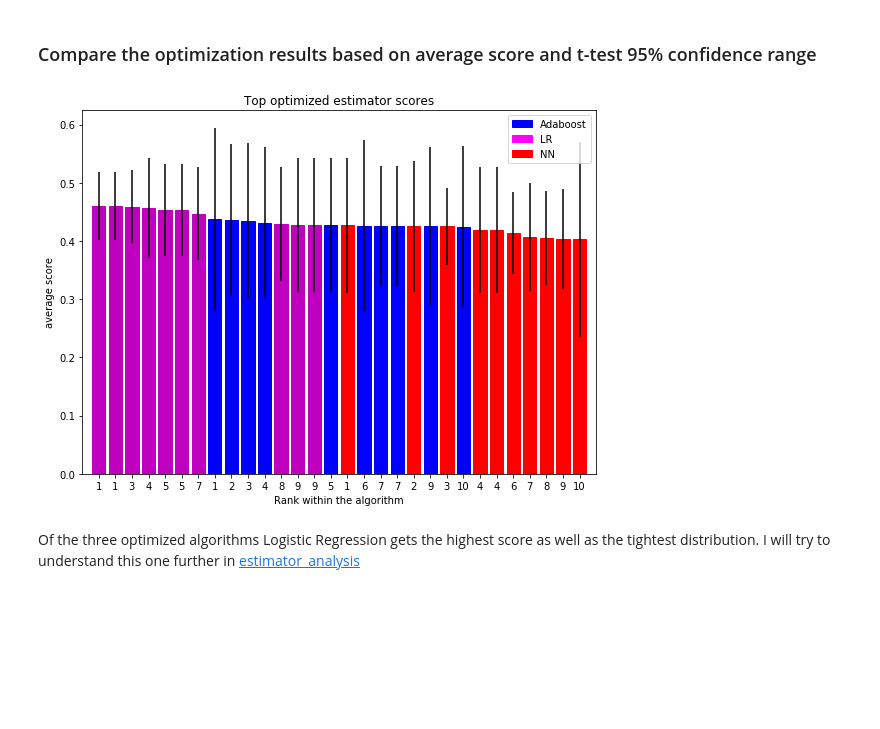
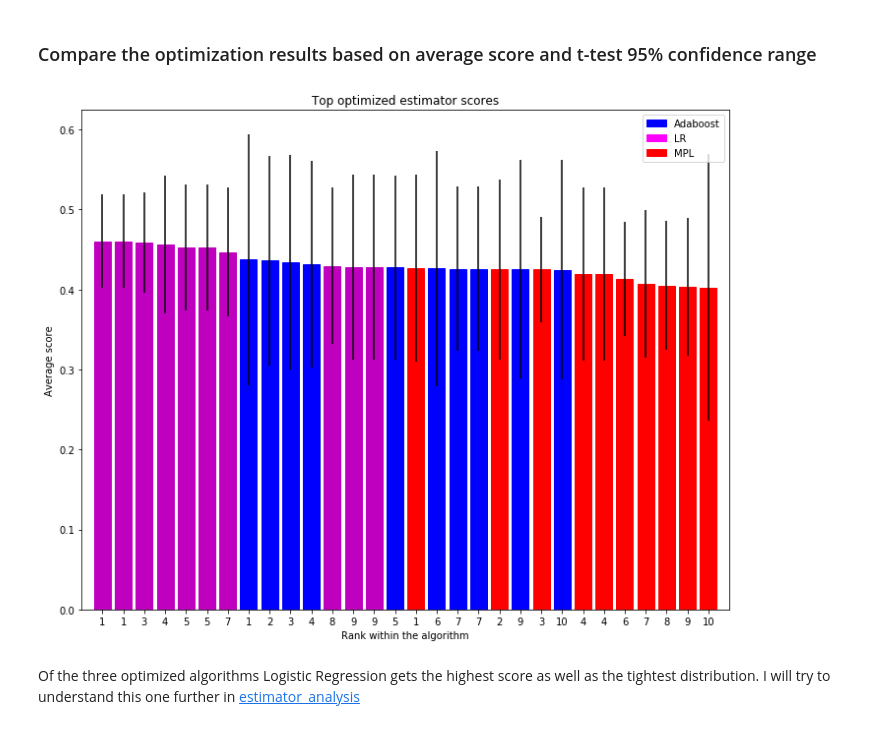
Before and after one commit to trnoriega/chemproject, a Jupyter notebook: 8_parameter_optimization.ipynb, the cells around one changed output. Drawn from its saved outputs; the diff is of its cells as text; code cells hidden in the pictures; blank space fills up the shorter version.

Commit message:
Save optimized_comparison figure.

```diff
--- a/8_parameter_optimization.ipynb
+++ b/8_parameter_optimization.ipynb
@@ -235,14 +235,17 @@ Fitting 4 folds for each of 90 candidates, totalling 360 fits
 # %% [markdown]
 ### Save the search results
 # %%
-grids = {
-         'abc': abc_grid,
-         'lr': lr_grid,
-         'nn': nn_grid
-        }
+# grids = {
+#          'abc': abc_grid,
+#          'lr': lr_grid,
+#          'nn': nn_grid
+#         }
 
 DATA_PATH = path.join(BASE_DATA_PATH, 'fp', 'parameter_optimization')
 grids_path = path.join(DATA_PATH, 'grids.pkl')
 
-with open(grids_path, 'wb') as f:
-    pickle.dump(grids, f, protocol=pickle.HIGHEST_PROTOCOL)
+# with open(grids_path, 'wb') as f:
+#     pickle.dump(grids, f, protocol=pickle.HIGHEST_PROTOCOL)
+
+with open(grids_path, 'rb') as f:
+    grids = pickle.load(f)
@@ -295,7 +304,7 @@ def find_top_scores(grid, class_types, cutoff=5, cv=4, verbose=False):
     return names_scores
 # %%
 class_types = [(AdaBoostClassifier, 'AdaBoost'),
-               (LogisticRegression, 'LR'), (MLPClassifier, 'NN')]
+               (LogisticRegression, 'LR'), (MLPClassifier, 'MPL')]
 
 abc_scores = find_top_scores(grids['abc'], class_types, cutoff=10)
 lr_scores = find_top_scores(grids['lr'], class_types, cutoff=10)
@@ -337,19 +346,19 @@ def plot_scores(score_list):
 
     plt.close('all')
     ind = len(score_list)
-    fig = plt.figure(1, figsize=(8, 6), tight_layout=True)
+    fig = plt.figure(1, figsize=(10, 8), tight_layout=True)
     ax = fig.gca(title='Top optimized estimator scores',
                  xlabel='Rank within the algorithm',
                  xlim=[-1, ind],
                  xticks=range(ind),
-                 ylabel='average score')
+                 ylabel='Average score')
     bar_list = ax.bar(range(ind), means, yerr=deltas, align='center')
     ax.set_xticklabels(ranks)
     # color bar based on label selected features red
     color_dict = {'AdaBoost': 'b',
                   'SVC': 'g',
                   'LR': 'm',
-                  'NN': 'r'}
+                  'MPL': 'r'}
     for i, name in enumerate(labels):
         bar_list[i].set_color(color_dict[name])
 
@@ -357,14 +366,16 @@ def plot_scores(score_list):
     blue_patch = mpatches.Patch(color='blue', label='Adaboost')
     green_patch = mpatches.Patch(color='green', label='SVC')
     magenta_patch = mpatches.Patch(color='magenta', label='LR')
-    red_patch = mpatches.Patch(color='red', label='NN')
+    red_patch = mpatches.Patch(color='red', label='MPL')
     plt.legend(handles=[blue_patch, magenta_patch, red_patch])
     plt.show()
+    return fig
 # %%
 with warnings.catch_warnings():
     warnings.simplefilter('ignore')
-    plot_scores(top_scores)
+    fig = plot_scores(top_scores)
+    fig.savefig('Images/3_optimized_comparison.png')
 # %% [output]
-[figure, old version]
+[figure, new version]
 # %% [markdown]
 Of the three optimized algorithms Logistic Regression gets the highest score as well as the tightest distribution. I will try to understand this one further in [estimator_analysis](estimator_analysis.ipynb)
```
Also changed, not shown: parts of 2 cells of this notebook, 1 other file.
